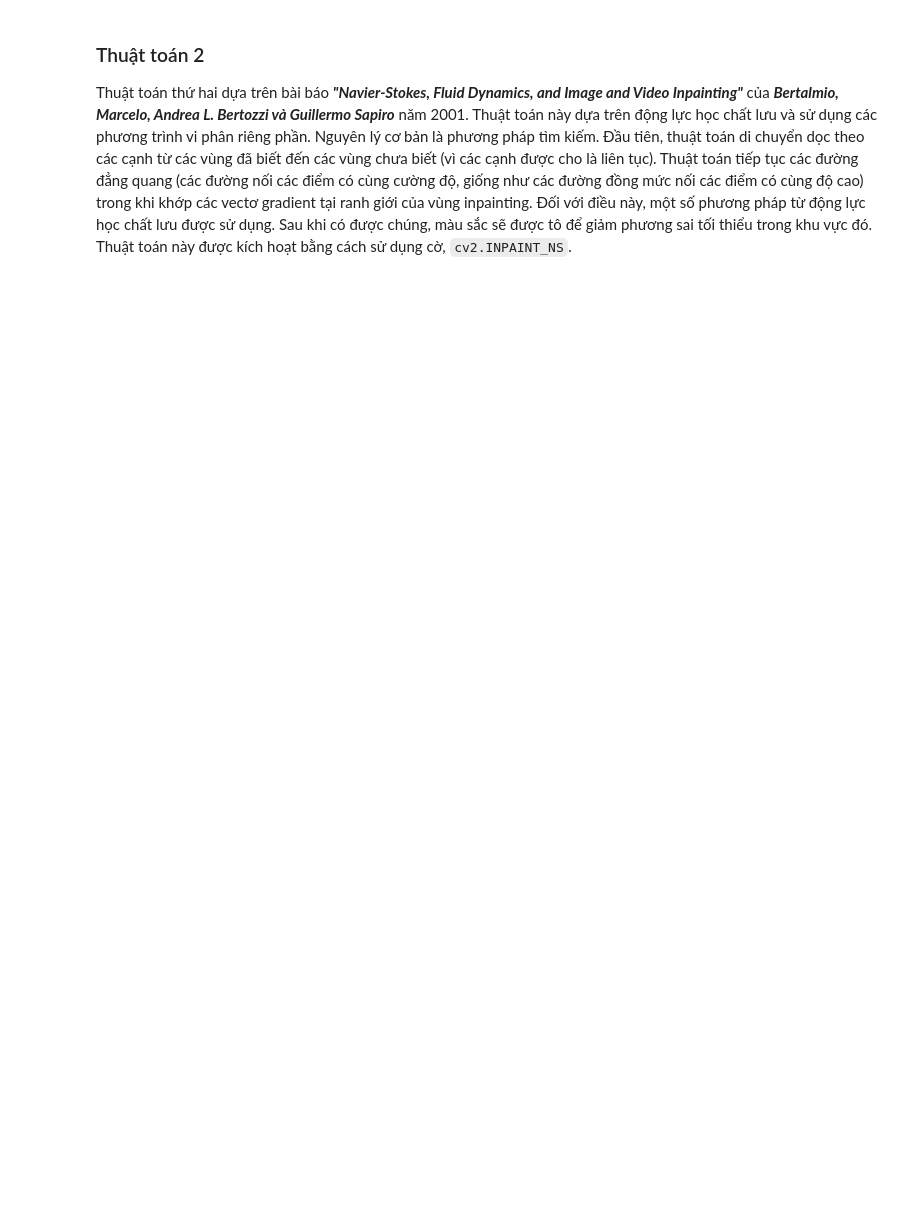
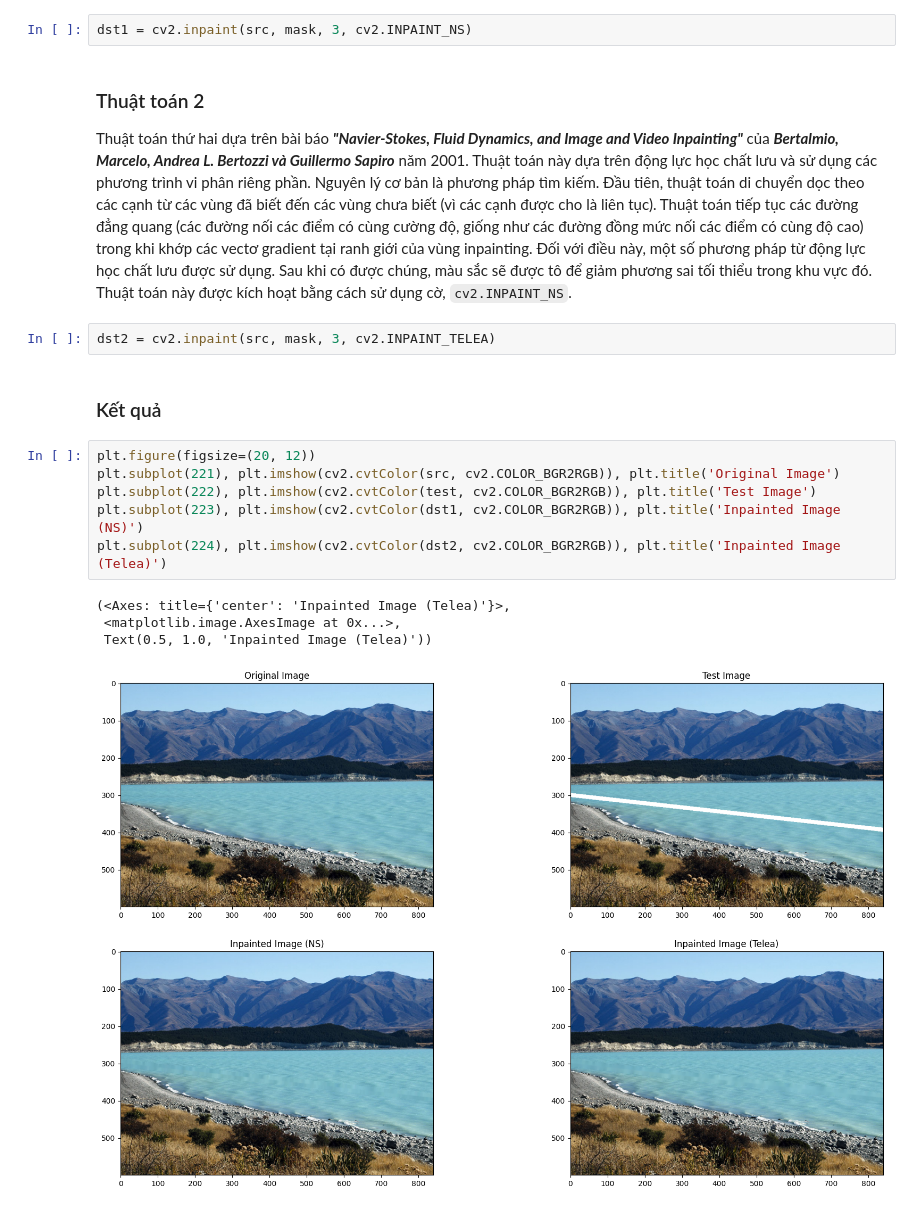
Before and after one commit to DongNQ225284/ComputerVision, a Jupyter notebook: opencv/2213.image_inpainting.ipynb, the cells around one changed output. Saved outputs shown, nothing was run; the diff lists cells and outputs as text; blank space fills up the shorter version.

```diff
--- a/opencv/2213.image_inpainting.ipynb
+++ b/opencv/2213.image_inpainting.ipynb
@@ -27,7 +43,24 @@ import matplotlib.pyplot as plt
 ### Thuật toán 1
 
 Thuật toán đầu tiên dựa trên bài báo ***"Kỹ thuật tô màu ảnh dựa trên phương pháp Fast Marching"*** của ***Alexandru Telea*** năm 2004. Thuật toán này dựa trên phương pháp **Fast Marching**. Hãy xem xét một vùng trong ảnh được tô màu. Thuật toán bắt đầu từ ranh giới của vùng này và đi vào bên trong vùng, dần dần tô đầy mọi thứ trong ranh giới trước. Thuật toán lấy một vùng lân cận nhỏ xung quanh điểm ảnh trên vùng lân cận để tô màu. Điểm ảnh này được thay thế bằng tổng trọng số chuẩn hóa của tất cả các điểm ảnh đã biết trong vùng lân cận. Việc lựa chọn trọng số là một vấn đề quan trọng. Trọng số lớn hơn được đưa ra cho các điểm ảnh nằm gần điểm, gần pháp tuyến của ranh giới và các điểm ảnh nằm trên đường viền ranh giới. Sau khi một điểm ảnh được tô màu, nó sẽ di chuyển đến điểm ảnh gần nhất tiếp theo bằng phương pháp Fast Marching. FMM đảm bảo các điểm ảnh gần các điểm ảnh đã biết được tô màu trước, do đó thuật toán này chỉ hoạt động giống như một hoạt động thủ công. Thuật toán này được kích hoạt bằng cách sử dụng cờ, `cv2.INPAINT_TELEA.`
+# %%
+dst1 = cv2.inpaint(src, mask, 3, cv2.INPAINT_NS)
 # %% [markdown]
 ### Thuật toán 2
 
 Thuật toán thứ hai dựa trên bài báo ***"Navier-Stokes, Fluid Dynamics, and Image and Video Inpainting"*** của ***Bertalmio, Marcelo, Andrea L. Bertozzi và Guillermo Sapiro*** năm 2001. Thuật toán này dựa trên động lực học chất lưu và sử dụng các phương trình vi phân riêng phần. Nguyên lý cơ bản là phương pháp tìm kiếm. Đầu tiên, thuật toán di chuyển dọc theo các cạnh từ các vùng đã biết đến các vùng chưa biết (vì các cạnh được cho là liên tục). Thuật toán tiếp tục các đường đẳng quang (các đường nối các điểm có cùng cường độ, giống như các đường đồng mức nối các điểm có cùng độ cao) trong khi khớp các vectơ gradient tại ranh giới của vùng inpainting. Đối với điều này, một số phương pháp từ động lực học chất lưu được sử dụng. Sau khi có được chúng, màu sắc sẽ được tô để giảm phương sai tối thiểu trong khu vực đó. Thuật toán này được kích hoạt bằng cách sử dụng cờ, `cv2.INPAINT_NS`.
+# %%
+dst2 = cv2.inpaint(src, mask, 3, cv2.INPAINT_TELEA)
+# %% [markdown]
+### Kết quả
+# %%
+plt.figure(figsize=(20, 12))
+plt.subplot(221), plt.imshow(cv2.cvtColor(src, cv2.COLOR_BGR2RGB)), plt.title('Original Image')
+plt.subplot(222), plt.imshow(cv2.cvtColor(test, cv2.COLOR_BGR2RGB)), plt.title('Test Image')
+plt.subplot(223), plt.imshow(cv2.cvtColor(dst1, cv2.COLOR_BGR2RGB)), plt.title('Inpainted Image (NS)')
+plt.subplot(224), plt.imshow(cv2.cvtColor(dst2, cv2.COLOR_BGR2RGB)), plt.title('Inpainted Image (Telea)')
+# %% [output]
+(<Axes: title={'center': 'Inpainted Image (Telea)'}>,
+ <matplotlib.image.AxesImage at 0x...>,
+ Text(0.5, 1.0, 'Inpainted Image (Telea)'))
+[figure, added]
```
Also changed, not shown: parts of 1 cell of this notebook, 2 other files.
